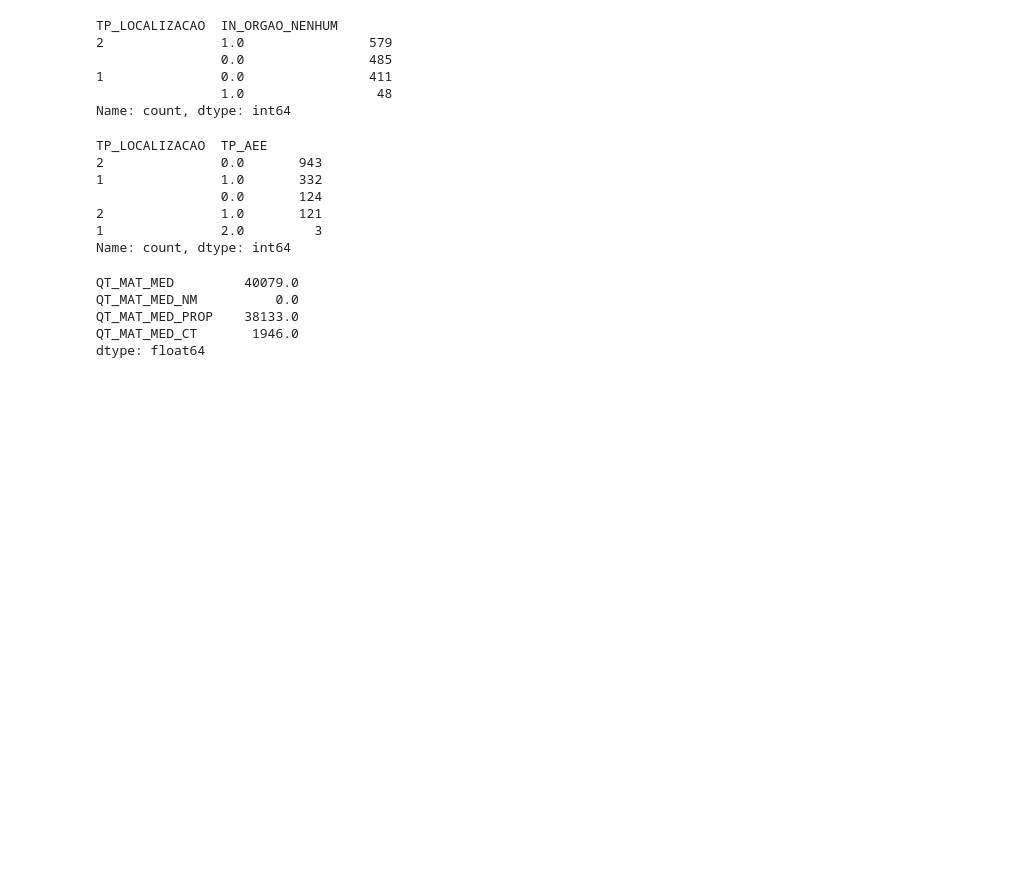
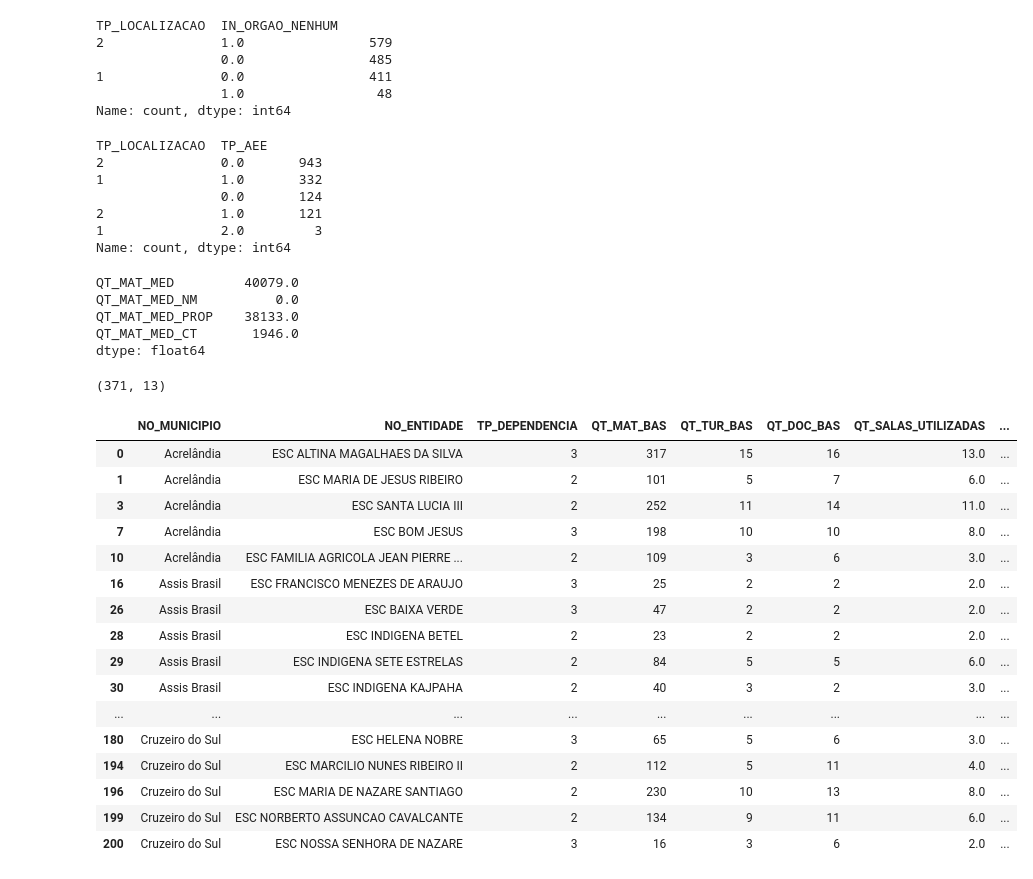
Before and after one commit to obs-curica/curica_etl_censo_escolar, a Jupyter notebook: etl_censo.ipynb, the cells around one changed output. Saved outputs shown, nothing was run; the diff lists cells and outputs as text; code cells hidden in the pictures; blank space fills up the shorter version.

Commit message:
definicao do schema de colunas de interesse do censo escolar.

```diff
--- a/etl_censo.ipynb
+++ b/etl_censo.ipynb
@@ -418,3 +421,38 @@ exploracao = df_exploracao_turmas[['NO_MUNICIPIO', 'NO_ENTIDADE', 'TP_DEPENDENCI
 exploracao.head(50)
 
 exploracao.to_csv("caca_anexo_conciso.csv", index=False)
+# %%
+df_exploracao_turmas = df_censo_ac_2025[
+    (df_censo_ac_2025["TP_LOCALIZACAO"] == 2) &
+    (df_censo_ac_2025["QT_TUR_BAS"] > 1) &
+    (df_censo_ac_2025['QT_SALAS_UTILIZADAS'] > df_censo_ac_2025['QT_TUR_BAS']/2) &
+    (df_censo_ac_2025['QT_TUR_BAS_DM'] > df_censo_ac_2025['QT_TUR_BAS_D']/2)
+]
+
+df_exploracao_turmas = df_exploracao_turmas[['NO_MUNICIPIO', 'NO_ENTIDADE', 'TP_DEPENDENCIA',
+                      'QT_MAT_BAS', 'QT_TUR_BAS', 'QT_DOC_BAS', 'QT_SALAS_UTILIZADAS', 'QT_SALAS_UTILIZADAS_DENTRO', 'QT_SALAS_UTILIZADAS_FORA',
+                      'QT_TUR_BAS_D', 'QT_TUR_BAS_DM', 'QT_TUR_BAS_DV', 'QT_TUR_BAS_N']
+]
+
+print(df_exploracao_turmas.shape)
+
+df_exploracao_turmas.head(50)
+# %% [output]
+(371, 13)
+|  | NO_MUNICIPIO | NO_ENTIDADE | TP_DEPENDENCIA | QT_MAT_BAS | QT_TUR_BAS | QT_DOC_BAS | QT_SALAS_UTILIZADAS | ... |
+| 0 | Acrelândia | ESC ALTINA MAGALHAES DA SILVA | 3 | 317 | 15 | 16 | 13.0 | ... |
+| 1 | Acrelândia | ESC MARIA DE JESUS RIBEIRO | 2 | 101 | 5 | 7 | 6.0 | ... |
+| 3 | Acrelândia | ESC SANTA LUCIA III | 2 | 252 | 11 | 14 | 11.0 | ... |
+| 7 | Acrelândia | ESC BOM JESUS | 3 | 198 | 10 | 10 | 8.0 | ... |
+| 10 | Acrelândia | ESC FAMILIA AGRICOLA JEAN PIERRE ... | 2 | 109 | 3 | 6 | 3.0 | ... |
+| 16 | Assis Brasil | ESC FRANCISCO MENEZES DE ARAUJO | 3 | 25 | 2 | 2 | 2.0 | ... |
+| 26 | Assis Brasil | ESC BAIXA VERDE | 3 | 47 | 2 | 2 | 2.0 | ... |
+| 28 | Assis Brasil | ESC INDIGENA BETEL | 2 | 23 | 2 | 2 | 2.0 | ... |
+| 29 | Assis Brasil | ESC INDIGENA SETE ESTRELAS | 2 | 84 | 5 | 5 | 6.0 | ... |
+| 30 | Assis Brasil | ESC INDIGENA KAJPAHA | 2 | 40 | 3 | 2 | 3.0 | ... |
+| ... | ... | ... | ... | ... | ... | ... | ... | ... |
+| 180 | Cruzeiro do Sul | ESC HELENA NOBRE | 3 | 65 | 5 | 6 | 3.0 | ... |
+| 194 | Cruzeiro do Sul | ESC MARCILIO NUNES RIBEIRO II | 2 | 112 | 5 | 11 | 4.0 | ... |
+| 196 | Cruzeiro do Sul | ESC MARIA DE NAZARE SANTIAGO | 2 | 230 | 10 | 13 | 8.0 | ... |
+| 199 | Cruzeiro do Sul | ESC NORBERTO ASSUNCAO CAVALCANTE | 2 | 134 | 9 | 11 | 6.0 | ... |
+| 200 | Cruzeiro do Sul | ESC NOSSA SENHORA DE NAZARE | 3 | 16 | 3 | 6 | 2.0 | ... |
```
Also changed, not shown: parts of 3 cells of this notebook, 1 other file.
